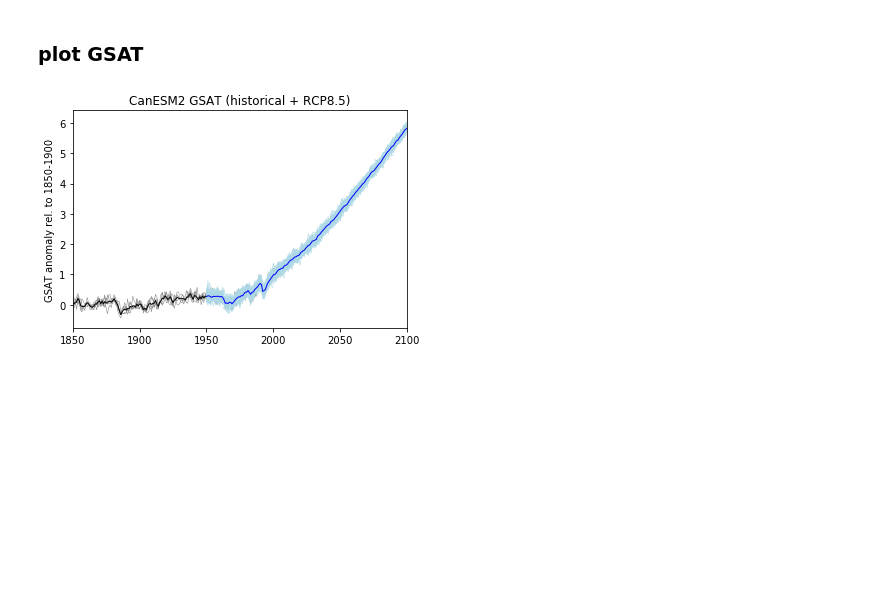
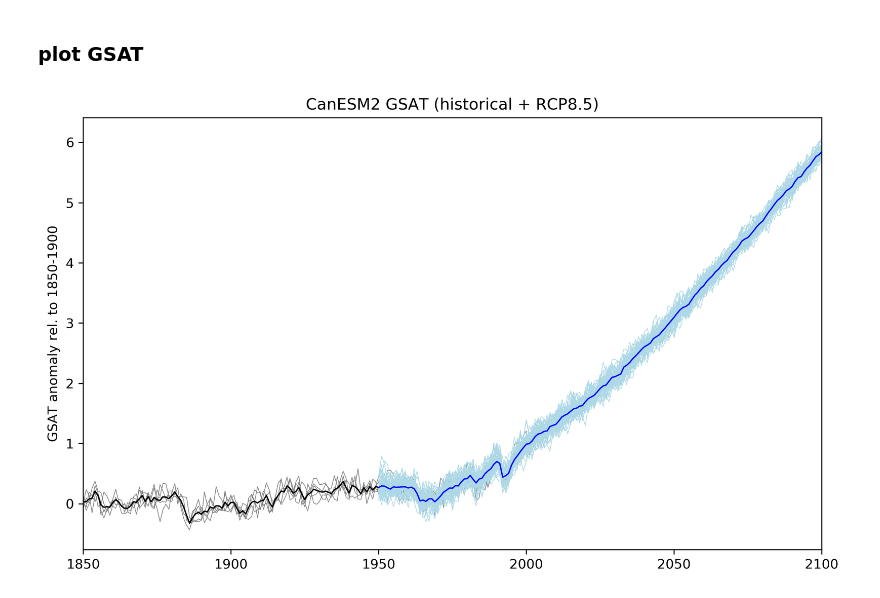
Before and after one commit to seb-1/ENSO_workshop, a Jupyter notebook: examples/example_plot_GSAT.ipynb, the cells around one changed output. Drawn from its saved outputs; the diff is of its cells as text; code cells hidden in the pictures; blank space fills up the shorter version.

```diff
--- a/examples/example_plot_GSAT.ipynb
+++ b/examples/example_plot_GSAT.ipynb
@@ -237,18 +240,20 @@ canesm2_GSAT_historical_ym = canesm2_historical_GSAT.groupby('time.year').mean('
 canesm2_GSAT_ym_anom = canesm2_GSAT_ym - canesm2_offset
 canesm2_GSAT_historical_ym_anom = canesm2_GSAT_historical_ym - canesm2_offset
 # %%
+plt.figure(figsize=(10, 6), dpi=300)
+
 # historical members
 plt.plot(canesm2_GSAT_historical_ym_anom['year'],canesm2_GSAT_historical_ym_anom['tas'],color='grey',linewidth=0.5);
 plt.plot(canesm2_GSAT_historical_ym_anom['year'],canesm2_GSAT_historical_ym_anom['tas'].mean(dim='ensemble'),color='black',linewidth=1);
 
 # LE members
 plt.plot(canesm2_GSAT_ym_anom['year'],canesm2_GSAT_ym_anom['tas'],color='lightblue',linewidth=0.5);
 plt.plot(canesm2_GSAT_ym_anom['year'],canesm2_GSAT_ym_anom['tas'].mean(dim='ensemble'),color='blue',linewidth=1);
 plt.title('CanESM2 GSAT (historical + RCP8.5)')
 
 plt.ylabel('GSAT anomaly rel. to 1850-1900')
 plt.xlim([1850,2100])
 
 plt.savefig(plotdir+'GSAT_CanESM2.pdf', bbox_inches='tight', dpi=300)
 # %% [output]
-[figure, old version]
+[figure, new version]
```
Also changed, not shown: parts of 2 cells of this notebook.
